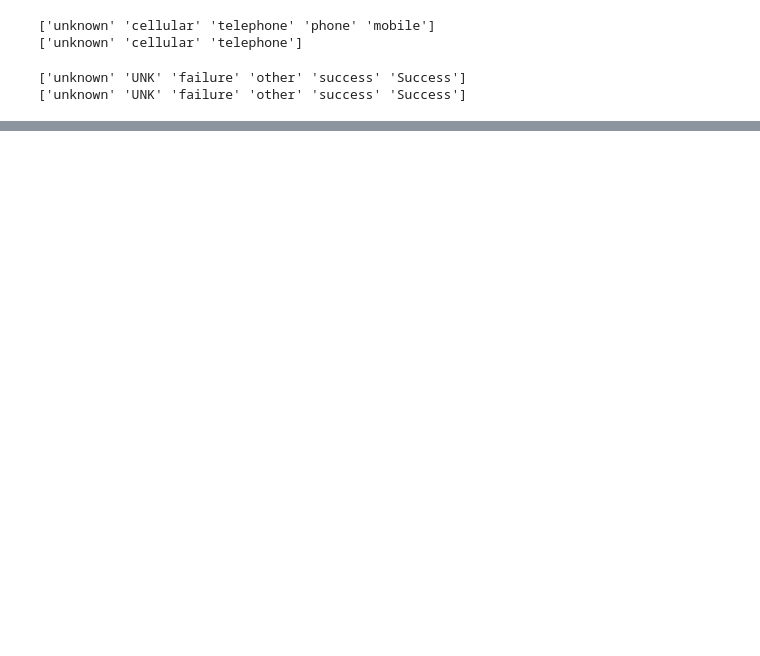
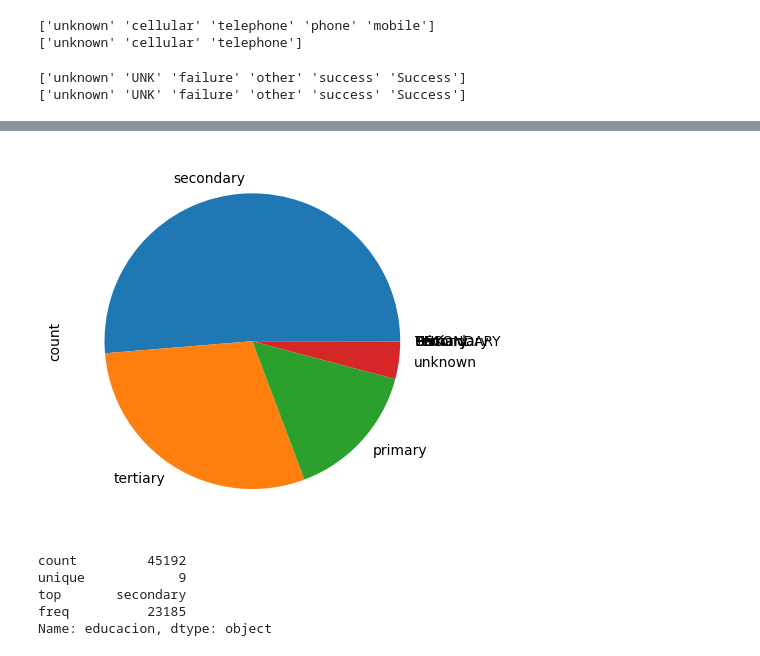
Before and after one commit to saritalun19/Talento_Tech, a Jupyter notebook: Laboratorio1_TalentoTech.ipynb, the cells around one changed output, grey strips where cells are left out. Drawn from its saved outputs; the diff is of its cells as text; code cells hidden in the pictures; blank space fills up the shorter version.

```diff
--- a/Laboratorio1_TalentoTech.ipynb
+++ b/Laboratorio1_TalentoTech.ipynb
@@ -535,0 +559,14 @@ print(df['resultado_prev'].unique())
+# %%
+#Grafico de torta para representar el nivel de educación de los encuestados
+df.educacion.value_counts().plot.pie()
+plt.show()
+# %% [output]
+[figure, added]
+# %%
+  df.educacion.describe()
+# %% [output]
+count         45192
+unique            9
+top       secondary
+freq          23185
+Name: educacion, dtype: object
```
Also changed, not shown: parts of 20 cells of this notebook.
